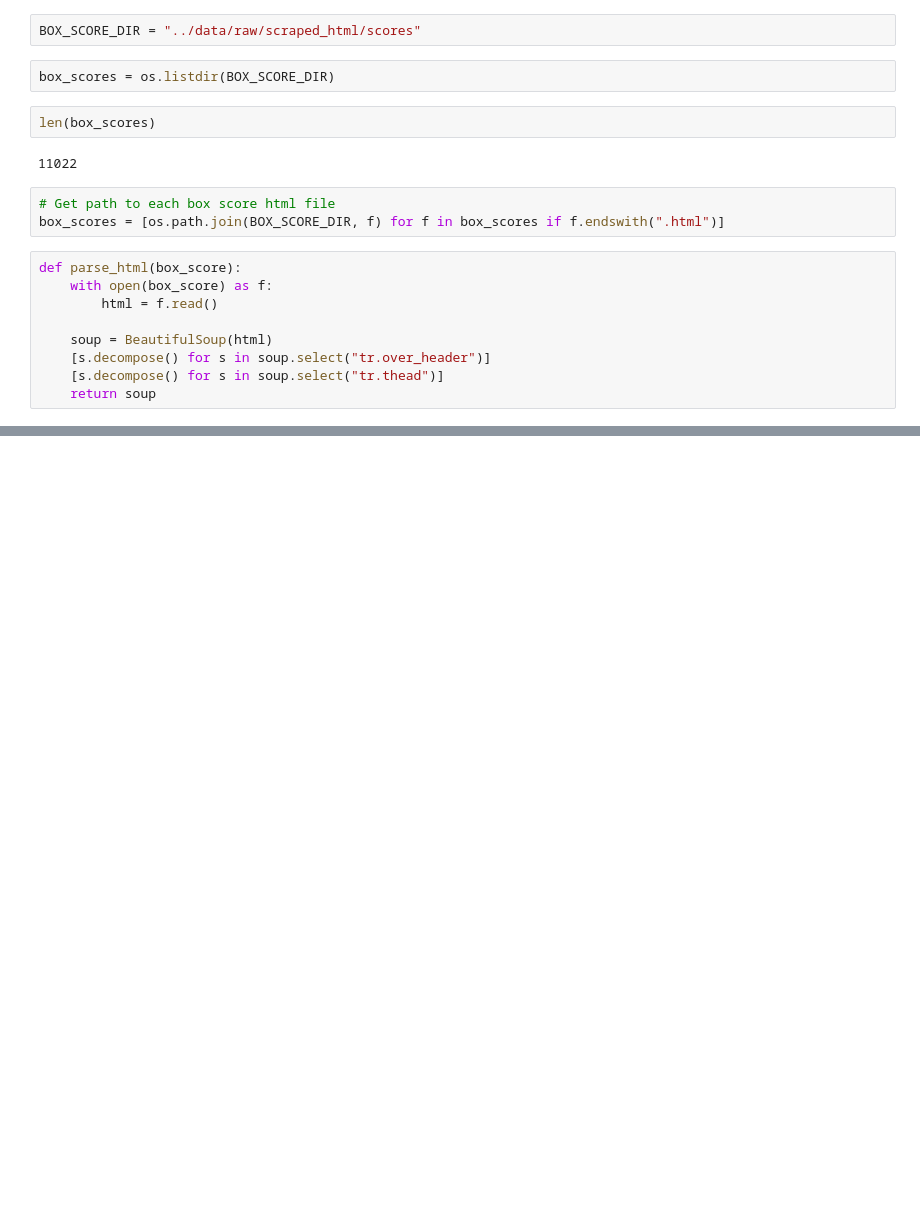
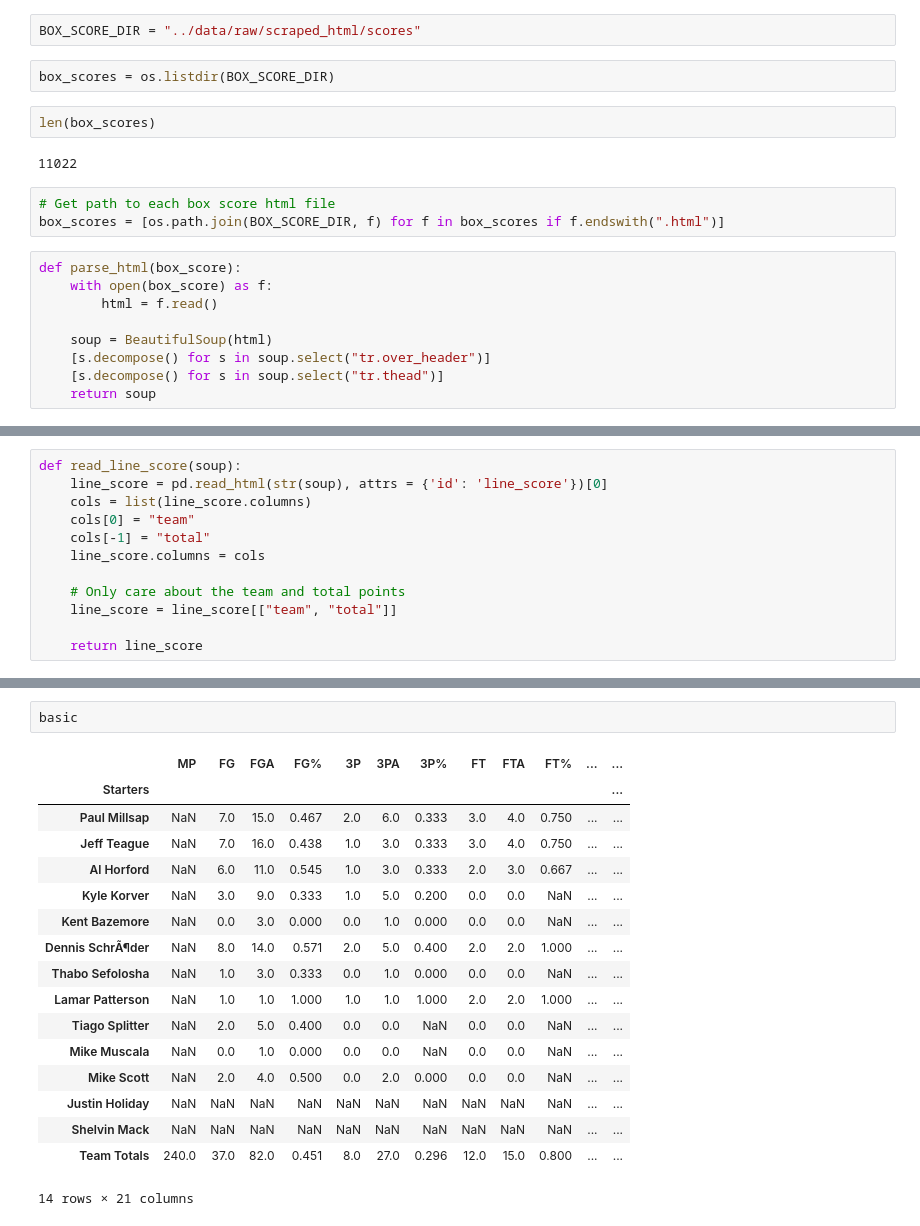
Before and after one commit to rqian239/RunTime, a Jupyter notebook: runtime/notebooks/parse_player_data.ipynb, the cells around one changed output, grey strips where cells are left out. Cells and saved outputs as stored; diff of their text form; blank space fills up the shorter version.

```diff
--- a/runtime/notebooks/parse_player_data.ipynb
+++ b/runtime/notebooks/parse_player_data.ipynb
@@ -27,0 +25,12 @@ soup = parse_html(box_score)
+# %%
+def read_line_score(soup):
+    line_score = pd.read_html(str(soup), attrs = {'id': 'line_score'})[0]
+    cols = list(line_score.columns)
+    cols[0] = "team"
+    cols[-1] = "total"
+    line_score.columns = cols
+
+    # Only care about the team and total points
+    line_score = line_score[["team", "total"]]
+
+    return line_score
@@ -27,0 +122,20 @@ soup = parse_html(box_score)
+# %%
+basic
+# %% [output]
+|  | MP | FG | FGA | FG% | 3P | 3PA | 3P% | FT | FTA | FT% | ... | ... |
+| Starters |  |  |  |  |  |  |  |  |  |  |  | ... |
+| Paul Millsap | NaN | 7.0 | 15.0 | 0.467 | 2.0 | 6.0 | 0.333 | 3.0 | 4.0 | 0.750 | ... | ... |
+| Jeff Teague | NaN | 7.0 | 16.0 | 0.438 | 1.0 | 3.0 | 0.333 | 3.0 | 4.0 | 0.750 | ... | ... |
+| Al Horford | NaN | 6.0 | 11.0 | 0.545 | 1.0 | 3.0 | 0.333 | 2.0 | 3.0 | 0.667 | ... | ... |
+| Kyle Korver | NaN | 3.0 | 9.0 | 0.333 | 1.0 | 5.0 | 0.200 | 0.0 | 0.0 | NaN | ... | ... |
+| Kent Bazemore | NaN | 0.0 | 3.0 | 0.000 | 0.0 | 1.0 | 0.000 | 0.0 | 0.0 | NaN | ... | ... |
+| Dennis SchrÃ¶der | NaN | 8.0 | 14.0 | 0.571 | 2.0 | 5.0 | 0.400 | 2.0 | 2.0 | 1.000 | ... | ... |
+| Thabo Sefolosha | NaN | 1.0 | 3.0 | 0.333 | 0.0 | 1.0 | 0.000 | 0.0 | 0.0 | NaN | ... | ... |
+| Lamar Patterson | NaN | 1.0 | 1.0 | 1.000 | 1.0 | 1.0 | 1.000 | 2.0 | 2.0 | 1.000 | ... | ... |
+| Tiago Splitter | NaN | 2.0 | 5.0 | 0.400 | 0.0 | 0.0 | NaN | 0.0 | 0.0 | NaN | ... | ... |
+| Mike Muscala | NaN | 0.0 | 1.0 | 0.000 | 0.0 | 0.0 | NaN | 0.0 | 0.0 | NaN | ... | ... |
+| Mike Scott | NaN | 2.0 | 4.0 | 0.500 | 0.0 | 2.0 | 0.000 | 0.0 | 0.0 | NaN | ... | ... |
+| Justin Holiday | NaN | NaN | NaN | NaN | NaN | NaN | NaN | NaN | NaN | NaN | ... | ... |
+| Shelvin Mack | NaN | NaN | NaN | NaN | NaN | NaN | NaN | NaN | NaN | NaN | ... | ... |
+| Team Totals | 240.0 | 37.0 | 82.0 | 0.451 | 8.0 | 27.0 | 0.296 | 12.0 | 15.0 | 0.800 | ... | ... |
+14 rows × 21 columns
```
Also changed, not shown: parts of 13 cells of this notebook.
